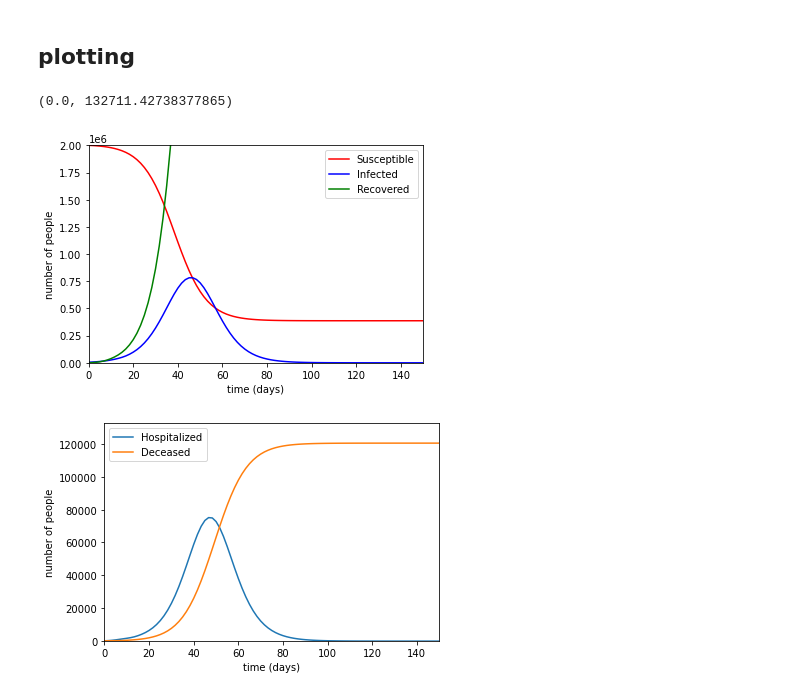
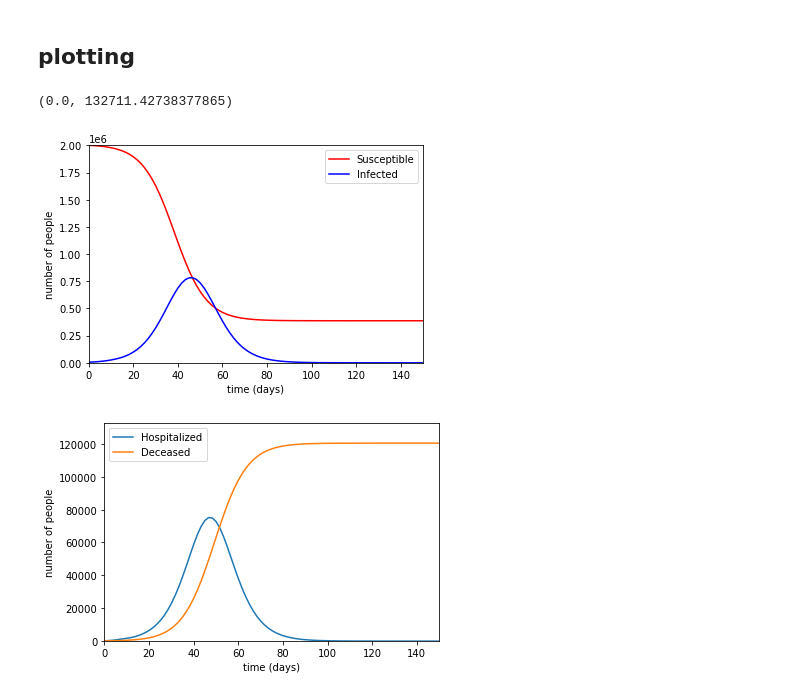
Before and after one commit to thecapitalistcycle/pyrossTSI, a Jupyter notebook: examples/deterministic/ex01-TSI.ipynb, the cells around one changed output. Saved outputs shown, nothing was run; the diff lists cells and outputs as text; code cells hidden in the pictures.

```diff
--- a/examples/deterministic/ex01-TSI.ipynb
+++ b/examples/deterministic/ex01-TSI.ipynb
@@ -115,28 +115,27 @@ data   = model.integrate(Cij_t)
 # %%
 t = data['t']
 S_t = data['S_t']
 I_t = data['I_t']
 Ic_t = data['Ic_t']
 
 
 plt.figure()
 plt.plot(t*Tc,Np*np.sum(S_t,0),'r', label = 'Susceptible')           #all susceptible
 plt.plot(t*Tc,Np*np.sum(I_t,0),'b', label = 'Infected')              #all Infected
-plt.plot(t*Tc,Np*np.sum(Ic_t[0,:,:],0),'g', label = subclasses[0])   #all recovered
 plt.legend()
 plt.xlabel('time (days)');       plt.xlim(0,Tf*Tc)
 plt.ylabel('number of people');  plt.ylim(0,Np)
 
 #Other subclasses of Infected:
 plt.figure()
 for i in (1 + np.arange(Nc-1)):
     plt.plot(Tc*t,Np*np.sum(Ic_t[i,:,:],0), label = subclasses[i])
 plt.legend()
 plt.xlabel('time (days)')
 plt.ylabel('number of people')
 plt.xlabel('time (days)');       plt.xlim(0,Tf*Tc)
 plt.ylabel('number of people');  plt.ylim(0,1.1*np.amax(Np*np.sum(Ic_t[2,:,:],0)))
 # %% [output]
 (0.0, 132711.42738377865)
-[figure, old version]
+[figure, new version]
 [figure]
```
Also changed, not shown: 1 other file.
